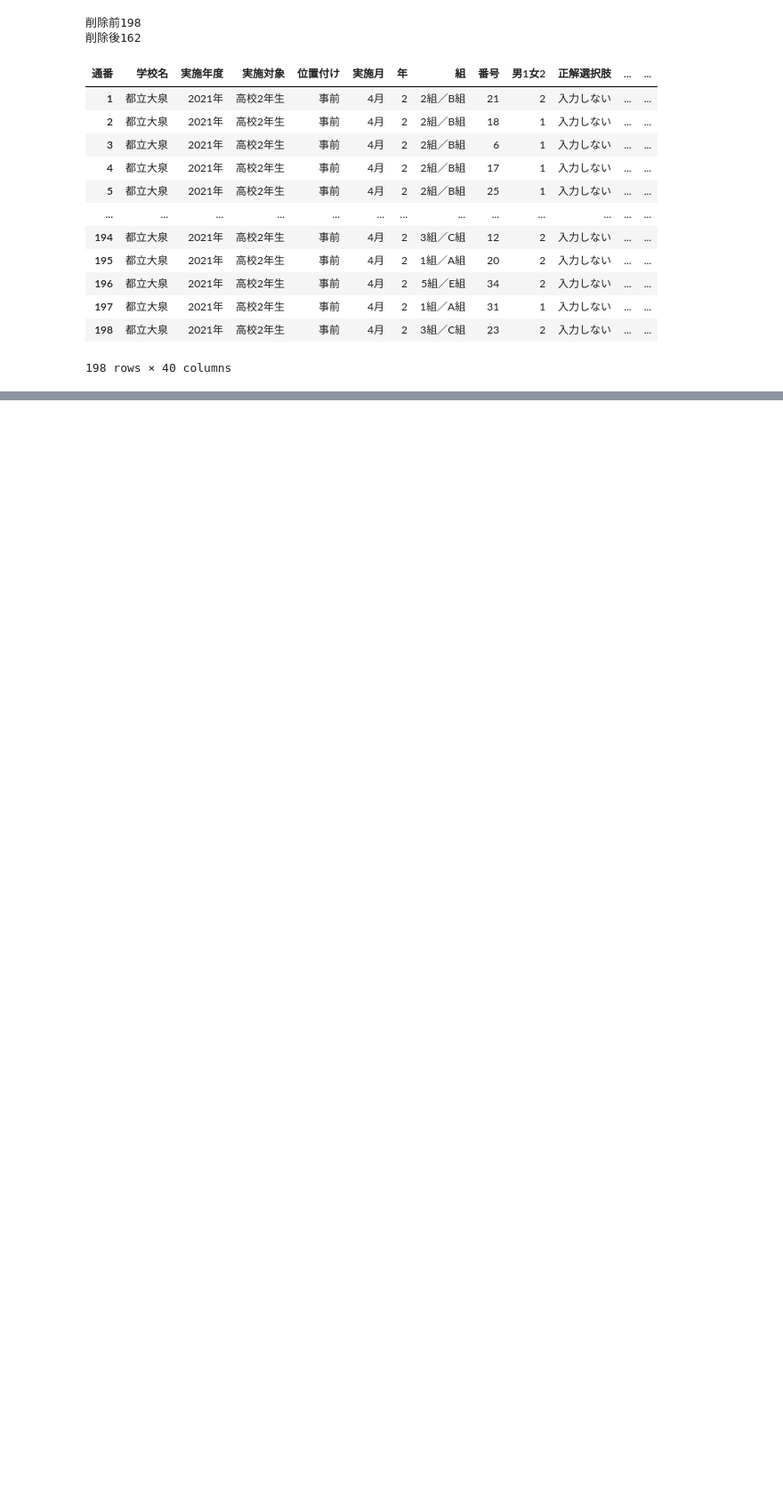
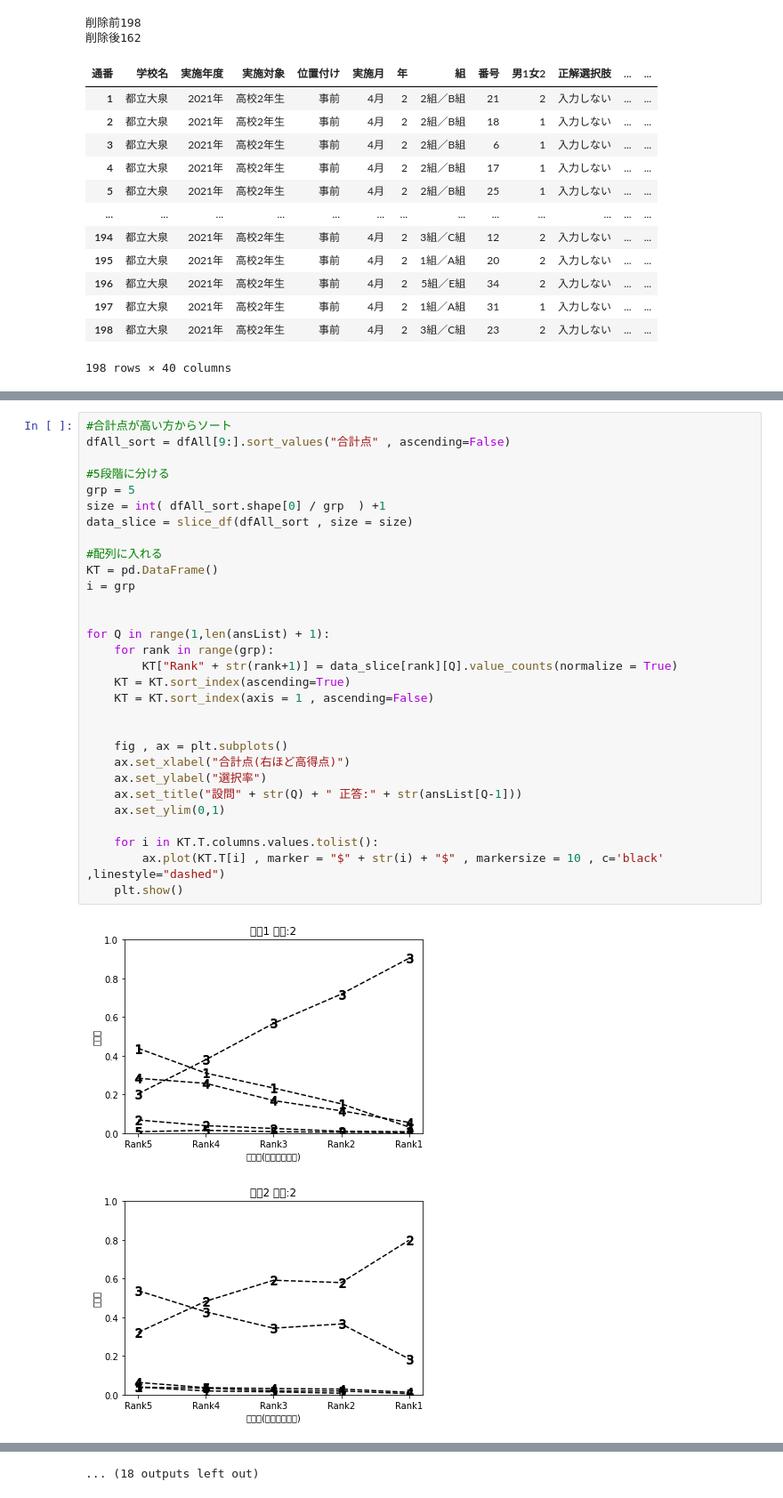
Before and after one commit to phys-ken/ItemResponseTest, a Jupyter notebook: App/tokuseizu.ipynb, the cells around one changed output, grey strips where cells are left out. Shown at 89% size. Cells and saved outputs as stored; diff of their text form; blank space fills up the shorter version.

```diff
--- a/App/tokuseizu.ipynb
+++ b/App/tokuseizu.ipynb
@@ -130,0 +228,33 @@ dfAll.to_csv("sample.csv")
+# %%
+#合計点が高い方からソート
+dfAll_sort = dfAll[9:].sort_values("合計点" , ascending=False)
+
+#5段階に分ける
+grp = 5
+size = int( dfAll_sort.shape[0] / grp  ) +1
+data_slice = slice_df(dfAll_sort , size = size)
+
+#配列に入れる
+KT = pd.DataFrame()
+i = grp
+
+
+for Q in range(1,len(ansList) + 1):
+    for rank in range(grp):
+        KT["Rank" + str(rank+1)] = data_slice[rank][Q].value_counts(normalize = True)
+    KT = KT.sort_index(ascending=True)
+    KT = KT.sort_index(axis = 1 , ascending=False)
+
+
+    fig , ax = plt.subplots()
+    ax.set_xlabel("合計点(右ほど高得点)")
+    ax.set_ylabel("選択率")
+    ax.set_title("設問" + str(Q) + " 正答:" + str(ansList[Q-1]))
+    ax.set_ylim(0,1)
+
+    for i in KT.T.columns.values.tolist():
+        ax.plot(KT.T[i] , marker = "$" + str(i) + "$" , markersize = 10 , c='black' ,linestyle="dashed")
+    plt.show()
+# %% [output]
+[figure, added]
+[figure, added]
@@ -130,0 +271 @@ dfAll.to_csv("sample.csv")
+... (18 outputs left out)
```
Also changed, not shown: parts of 6 cells of this notebook, 9 other files.
